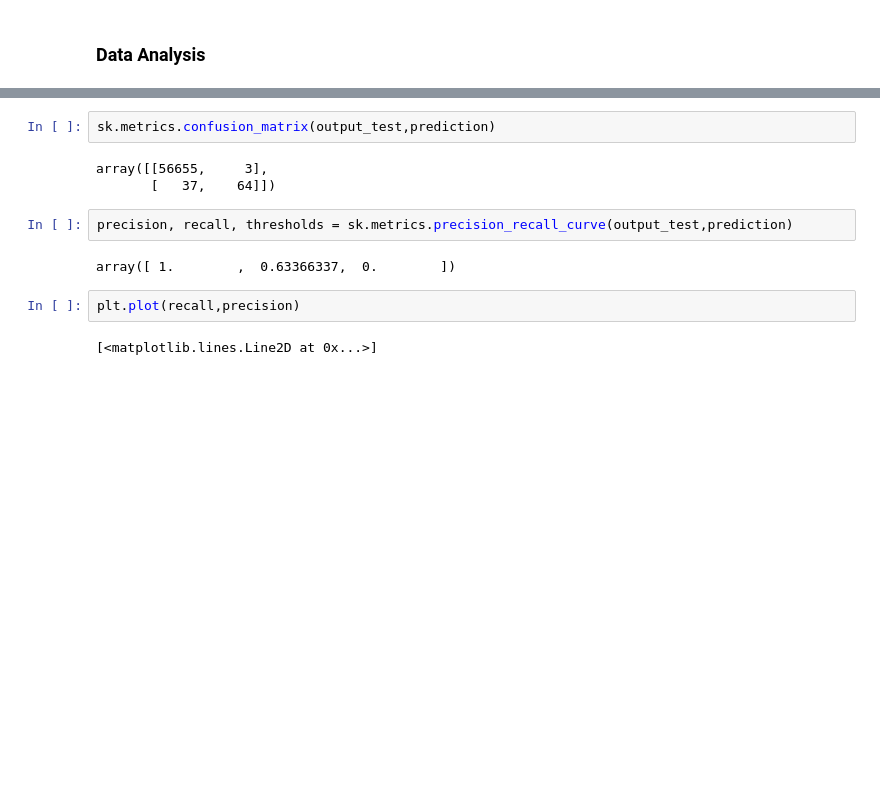
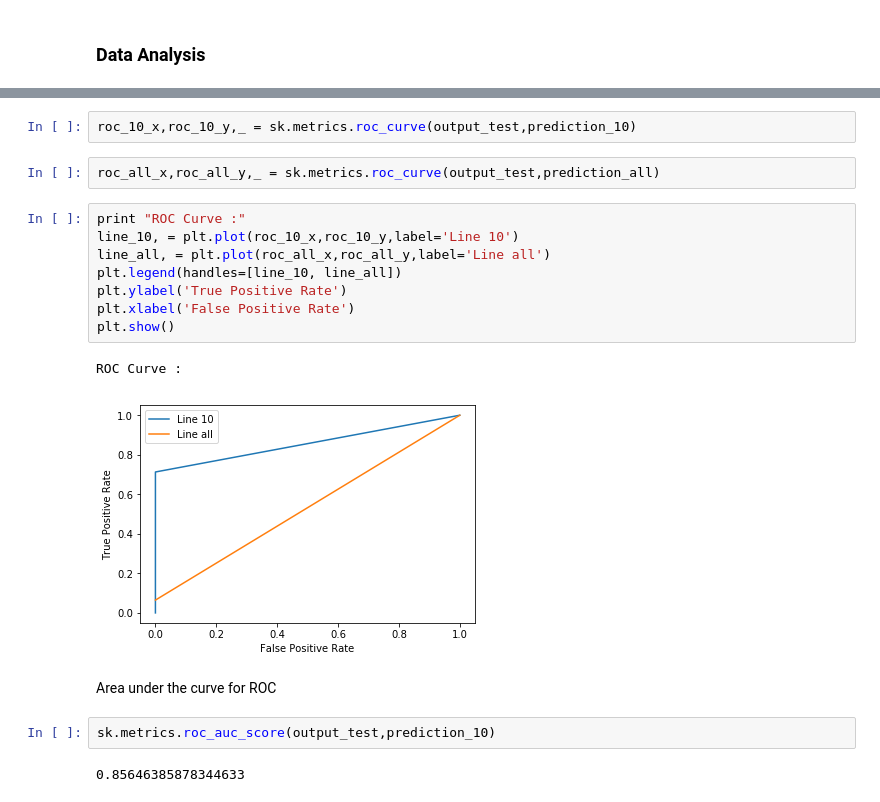
Before and after one commit to kunalrdeshmukh/Credit_Card_Fraud, a Jupyter notebook: data.ipynb, the cells around one changed output, grey strips where cells are left out. Saved outputs shown, nothing was run; the diff lists cells and outputs as text; blank space fills up the shorter version.

```diff
--- a/data.ipynb
+++ b/data.ipynb
@@ -87,13 +132,21 @@ accuracy_score(output_test,prediction)
+# %%
+roc_10_x,roc_10_y,_ = sk.metrics.roc_curve(output_test,prediction_10)
+# %%
+roc_all_x,roc_all_y,_ = sk.metrics.roc_curve(output_test,prediction_all)
+# %%
+print "ROC Curve :"
+line_10, = plt.plot(roc_10_x,roc_10_y,label='Line 10')
+line_all, = plt.plot(roc_all_x,roc_all_y,label='Line all')
+plt.legend(handles=[line_10, line_all])
+plt.ylabel('True Positive Rate')
+plt.xlabel('False Positive Rate')
+plt.show()
+# %% [output]
+ROC Curve :
+[figure, added]
+# %% [markdown]
+Area under the curve for ROC
 # %%
-sk.metrics.confusion_matrix(output_test,prediction)
+sk.metrics.roc_auc_score(output_test,prediction_10)
 # %% [output]
-array([[56655,     3],
-       [   37,    64]])
+0.85646385878344633
-# %%
-precision, recall, thresholds = sk.metrics.precision_recall_curve(output_test,prediction)
-# %% [output]
-array([ 1.        ,  0.63366337,  0.        ])
-# %%
-plt.plot(recall,precision)
-# %% [output]
-[<matplotlib.lines.Line2D at 0x...>]
```
Also changed, not shown: parts of 25 cells of this notebook.
